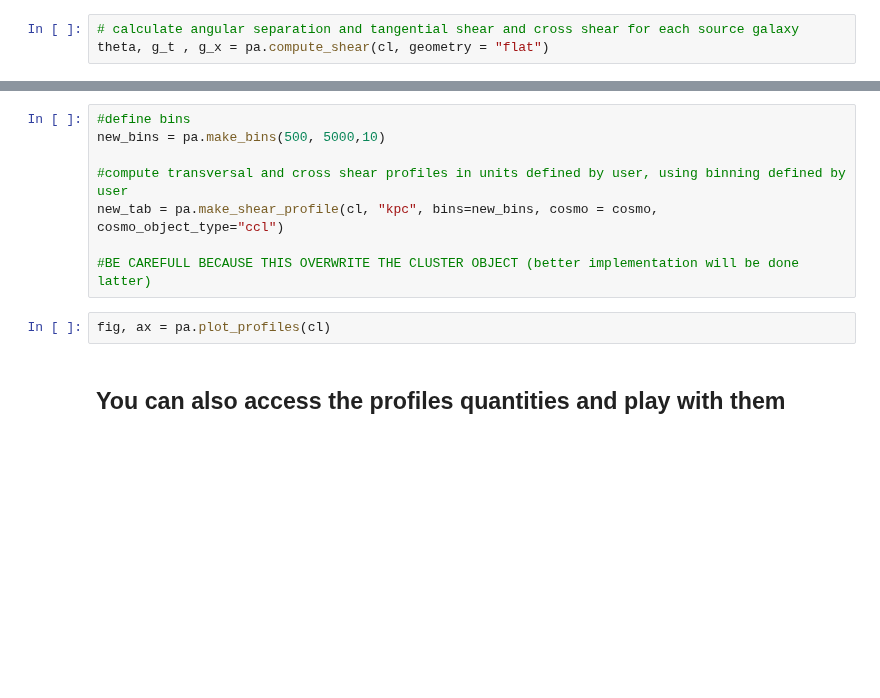
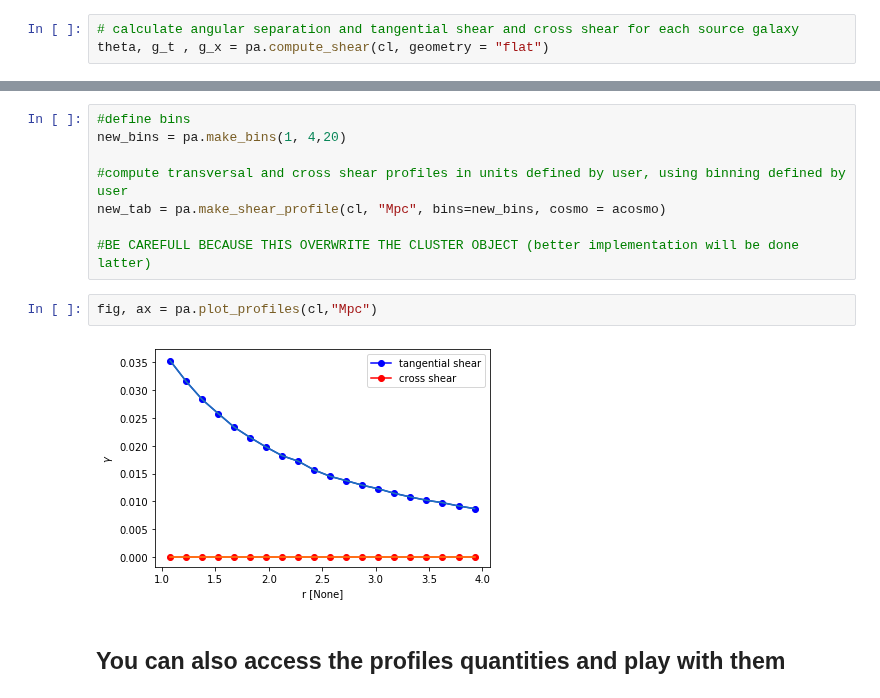
Before and after one commit to LSSTDESC/CLMM, a Jupyter notebook: examples/demo_of_polaraveraging.ipynb, the cells around one changed output, grey strips where cells are left out. Saved outputs shown, nothing was run; the diff lists cells and outputs as text; blank space fills up the shorter version.

```diff
--- a/examples/demo_of_polaraveraging.ipynb
+++ b/examples/demo_of_polaraveraging.ipynb
@@ -108,13 +122,15 @@ pa.plot_profiles(cl);
 # %%
 #define bins
-new_bins = pa.make_bins(500, 5000,10)
+new_bins = pa.make_bins(1, 4,20)
 
 #compute transversal and cross shear profiles in units defined by user, using binning defined by user
-new_tab = pa.make_shear_profile(cl, "kpc", bins=new_bins, cosmo = cosmo, cosmo_object_type="ccl")
+new_tab = pa.make_shear_profile(cl, "Mpc", bins=new_bins, cosmo = acosmo)
 
 #BE CAREFULL BECAUSE THIS OVERWRITE THE CLUSTER OBJECT (better implementation will be done latter)
 # %%
-fig, ax = pa.plot_profiles(cl)
+fig, ax = pa.plot_profiles(cl,"Mpc")
+# %% [output]
+[figure, added]
 # %% [markdown]
 ## You can also access the profiles quantities and play with them
 # %%
```
Also changed, not shown: parts of 14 cells of this notebook, 1 other file.
